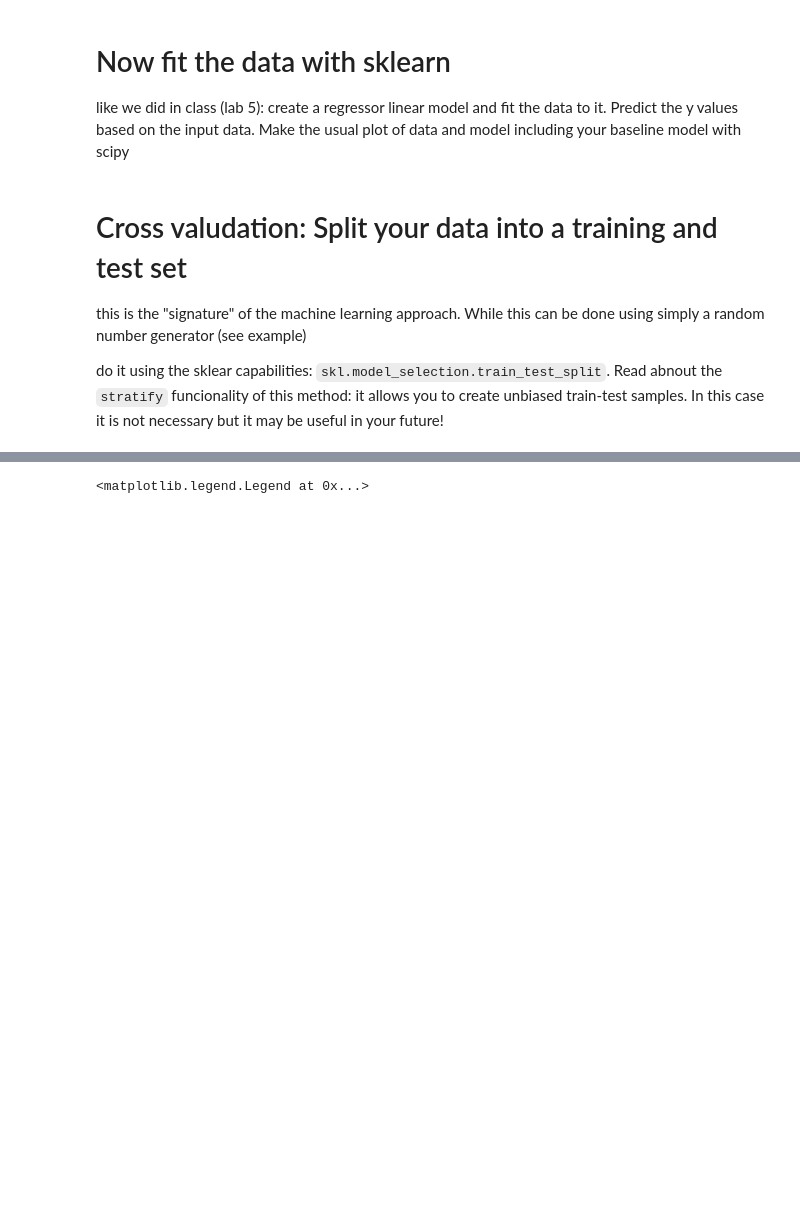
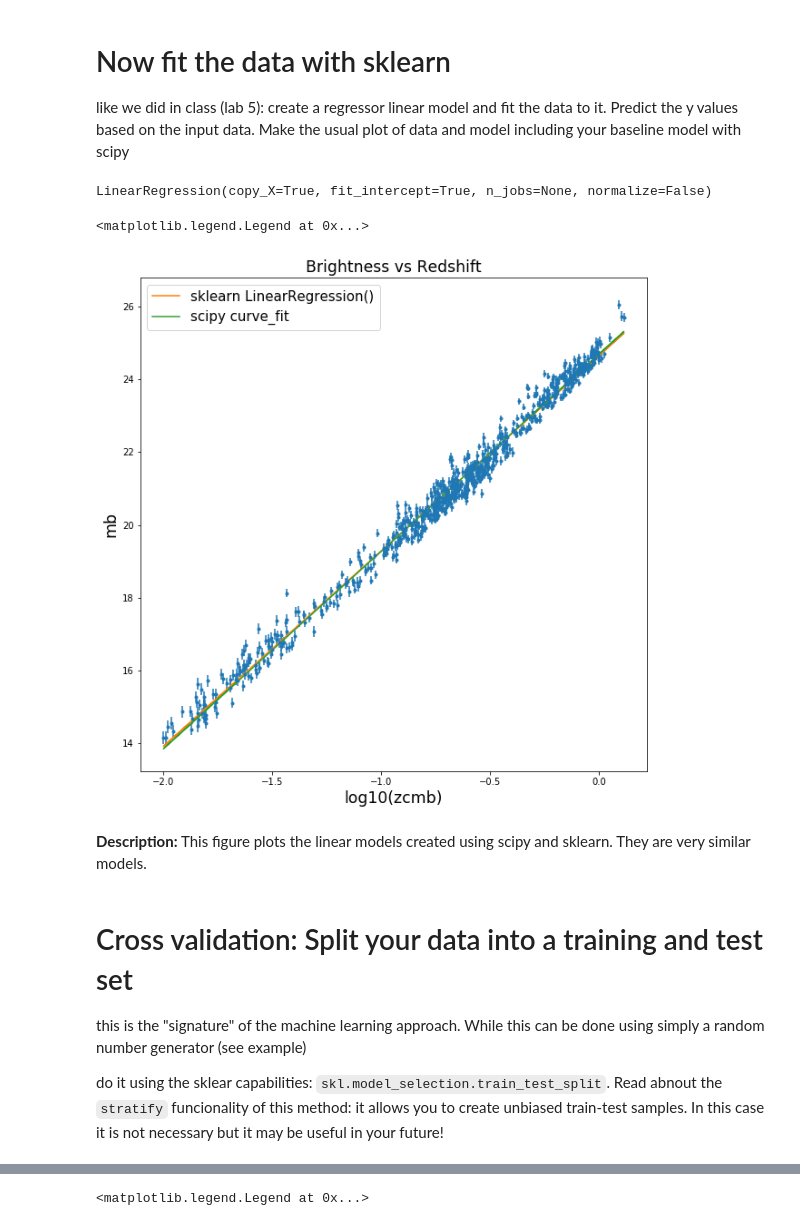
Before and after one commit to DesiPilla/DSPS_dPilla, a Jupyter notebook: HW6/SNdataLineFit.ipynb, the cells around one changed output, grey strips where cells are left out. Saved outputs shown, nothing was run; the diff lists cells and outputs as text; code cells hidden in the pictures; blank space fills up the shorter version.

```diff
--- a/HW6/SNdataLineFit.ipynb
+++ b/HW6/SNdataLineFit.ipynb
@@ -294,5 +327,27 @@ like we did in class (lab 5): create a regressor linear model and fit the data t
+# %%
+regr = skl.linear_model.LinearRegression()
+regr.fit(np.atleast_2d(logZcmb).T, mb)
+# %% [output]
+LinearRegression(copy_X=True, fit_intercept=True, n_jobs=None, normalize=False)
+# %%
+fig = plt.figure(figsize = (10, 10));
+ax = fig.add_subplot(1, 1, 1)
+
+ax.errorbar(logZcmb, mb, yerr = uncertainty, fmt = '.')
+ax.set_title("Brightness vs Redshift", fontsize = "xx-large")
+ax.set_xlabel("log10(zcmb)", fontsize = "xx-large")
+ax.set_ylabel("mb", fontsize = "xx-large");
+
+ax.plot(logZcmb, regr.predict(np.atleast_2d(logZcmb).T), '-', label = "sklearn LinearRegression()")
+ax.plot(logZcmb, modelMb2, '-', label = "scipy curve_fit")
+ax.legend(['sklearn LinearRegression()', 'scipy curve_fit'], loc = 'upper left', fontsize = 15)
+# %% [output]
+<matplotlib.legend.Legend at 0x...>
+[figure, added]
+# %% [markdown]
+**Description:** This figure plots the linear models created using scipy and sklearn. They are very similar models.
 # %% [markdown]
-# Cross valudation: Split your data into a training and test set
+# Cross validation: Split your data into a training and test set
 this is the "signature" of the machine learning approach. While this can be done using simply a random number generator
 (see example)
 
```
Also changed, not shown: parts of 14 cells of this notebook.
